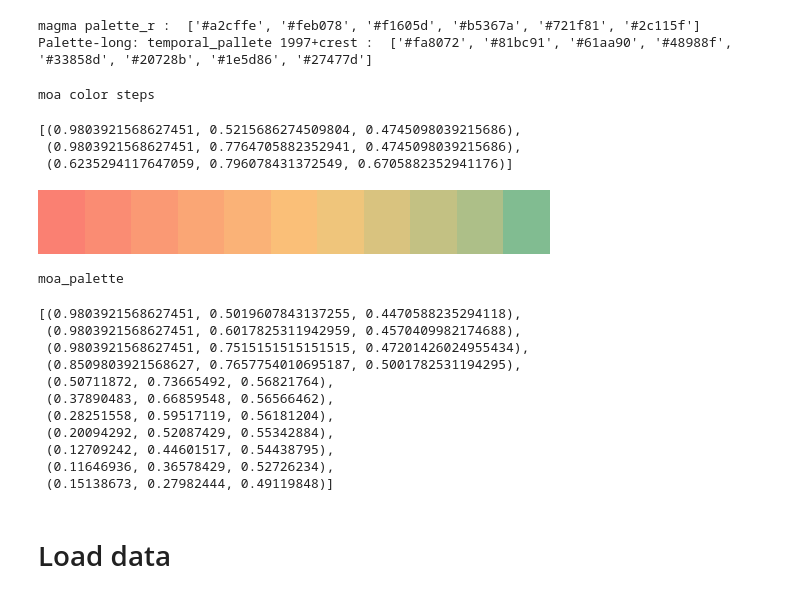
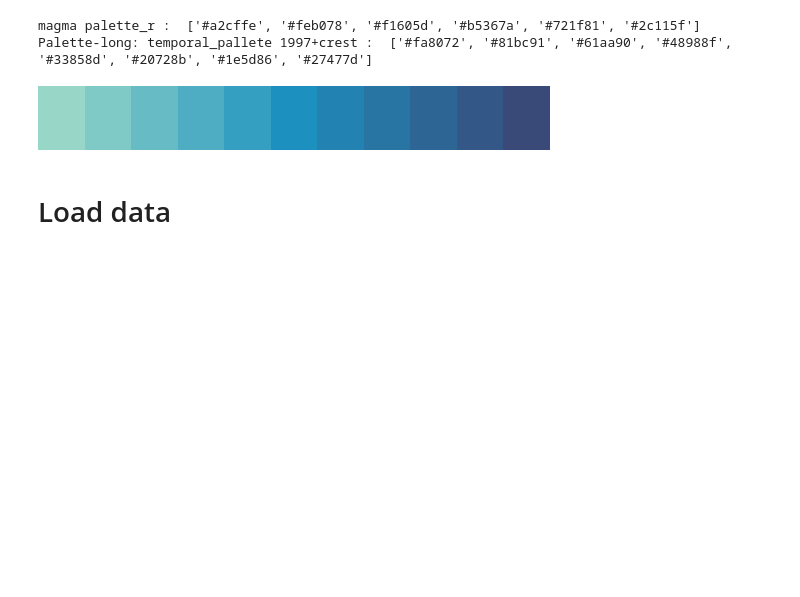
Before and after one commit to mizeboud/antarctic-damage-change, a Jupyter notebook: notebooks/plot_aggregate_dmg_iceshelves_timeseries.ipynb, the cells around one changed output. Saved outputs shown, nothing was run; the diff lists cells and outputs as text; code cells hidden in the pictures; blank space fills up the shorter version.

```diff
--- a/notebooks/plot_aggregate_dmg_iceshelves_timeseries.ipynb
+++ b/notebooks/plot_aggregate_dmg_iceshelves_timeseries.ipynb
@@ -138,71 +143,63 @@ Palette-long: temporal_pallete 1997+crest :  ['#fa8072', '#81bc91', '#61aa90', '
 import matplotlib.colors as mcolors
 import numpy as np
 
-moa_colors = ['#fa8579','#fac679','#9fcbab']
-custom_palette = sns.color_palette(moa_colors)
-print('moa color steps')
-display(custom_palette)
+# moa_colors = ['#fa8579','#fac679','#9fcbab']
+# custom_palette = sns.color_palette(moa_colors)
+# print('moa color steps')
+# display(custom_palette)
 
-start_color = mcolors.hex2color('salmon')
-middle_color = mcolors.hex2color('#fac679')
-end_color = mcolors.hex2color('#81bc91')
+# start_color = mcolors.hex2color('salmon')
+# middle_color = mcolors.hex2color('#fac679')
+# end_color = mcolors.hex2color('#81bc91')
 
-n_colors = 7  # Number of colors between the start and end colors
-n_colors = 11  # Number of colors between the start and end colors
+# n_colors = 7  # Number of colors between the start and end colors
+# n_colors = 11  # Number of colors between the start and end colors
 
 def make_cmap(start_color, end_color, middle_color=None , n_colors=11):
     if middle_color is not None:
 
         colors = [start_color]
 
         for i in range(1, n_colors - 1):
             if i < n_colors / 2:
                 # Interpolate between the start color and the middle color
                 r = start_color[0] + (middle_color[0] - start_color[0]) * (i / (n_colors / 2))
                 g = start_color[1] + (middle_color[1] - start_color[1]) * (i / (n_colors / 2))
                 b = start_color[2] + (middle_color[2] - start_color[2]) * (i / (n_colors / 2))
             else:
                 # Interpolate between the middle color and the end color
                 r = middle_color[0] + (end_color[0] - middle_color[0]) * ((i - n_colors / 2) / (n_colors / 2))
                 g = middle_color[1] + (end_color[1] - middle_color[1]) * ((i - n_colors / 2) / (n_colors / 2))
                 b = middle_color[2] + (end_color[2] - middle_color[2]) * ((i - n_colors / 2) / (n_colors / 2))
 
             colors.append((r, g, b))
         colors.append(end_color)
         custom_colormap = mcolors.LinearSegmentedColormap.from_list('custom_colormap', colors, N=n_colors)
     else:
         colors =[start_color, end_color]
         custom_colormap = mcolors.LinearSegmentedColormap.from_list('custom_colormap', colors, N=n_colors)
 
     return custom_colormap
 
-custom_colormap = make_cmap( start_color, end_color, middle_color=middle_color , n_colors=11)
+# custom_colormap = make_cmap( start_color, end_color, middle_color=middle_color , n_colors=11)
 
-display(custom_colormap)
+# display(custom_colormap)
 
-# Now, you can use the custom_colormap in your visualizations
-print('moa_palette')
-moa_palette = [custom_colormap(2), custom_colormap(5),custom_colormap(7)]
-sns.color_palette(moa_palette)
+# # Now, you can use the custom_colormap in your visualizations
+# print('moa_palette')
+# moa_palette = [custom_colormap(2), custom_colormap(5),custom_colormap(7)]
+# sns.color_palette(moa_palette)
 
-### ADD TO PALETTE
-my_palette_0421 = ['salmon'] + moa_palette + sns.color_palette('crest',7)
-sns.color_palette(my_palette_0421)
+# ### ADD TO PALETTE
+# my_palette_0421 = ['salmon'] + moa_palette + sns.color_palette('crest',7)
+# sns.color_palette(my_palette_0421)
+
+
+## Npx hex
+c1 = '#98d7c8' # '#7FCDBB'
+c2 = '#081D58'
+cmap_blues = make_cmap( c1,  c2, middle_color=None , n_colors=11)
+cmap_blues = mcolors.LinearSegmentedColormap.from_list('custom_colormap', ['#98d7c8','#1d91c0','#394a79'], N=n_colors)
+cmap_blues
 # %% [output]
-moa color steps
-[(0.9803921568627451, 0.5215686274509804, 0.4745098039215686),
- (0.9803921568627451, 0.7764705882352941, 0.4745098039215686),
- (0.6235294117647059, 0.796078431372549, 0.6705882352941176)]
-[figure, old version]
+[figure, new version]
-moa_palette
-[(0.9803921568627451, 0.5019607843137255, 0.4470588235294118),
- (0.9803921568627451, 0.6017825311942959, 0.4570409982174688),
- (0.9803921568627451, 0.7515151515151515, 0.47201426024955434),
- (0.8509803921568627, 0.7657754010695187, 0.5001782531194295),
- (0.50711872, 0.73665492, 0.56821764),
- (0.37890483, 0.66859548, 0.56566462),
- (0.28251558, 0.59517119, 0.56181204),
- (0.20094292, 0.52087429, 0.55342884),
- (0.12709242, 0.44601517, 0.54438795),
- (0.11646936, 0.36578429, 0.52726234),
- (0.15138673, 0.27982444, 0.49119848)]
```
Also changed, not shown: parts of 42 cells of this notebook.
